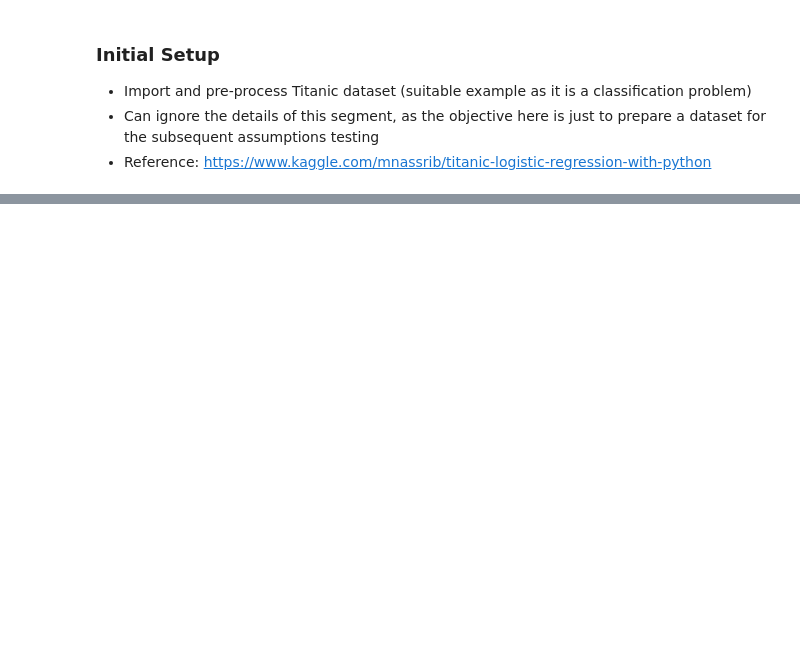
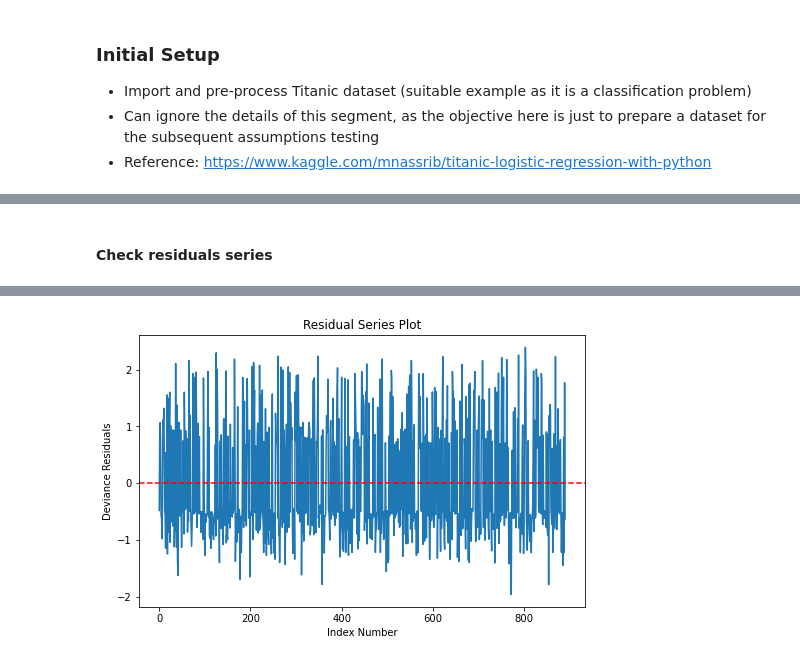
Before and after one commit to kennethleungty/Logistic-Regression-Assumptions, a Jupyter notebook: Logistic_Regression_Assumptions.ipynb, the cells around one changed output, grey strips where cells are left out. Cells and saved outputs as stored; diff of their text form; code cells hidden in the pictures; blank space fills up the shorter version.

```diff
--- a/Logistic_Regression_Assumptions.ipynb
+++ b/Logistic_Regression_Assumptions.ipynb
@@ -214,0 +396,5 @@ Name: Survived, dtype: int64
+# %%
+# Setup logistic regression model (using GLM method so that we can retrieve residuals)
+logit_model = GLM(y, X, family=families.Binomial())
+logit_results = logit_model.fit()
+print(logit_results.summary())
@@ -214,0 +419,12 @@ Name: Survived, dtype: int64
+# %% [markdown]
+#### Check residuals series
+# %%
+# Generate residual series plot
+fig = plt.figure(figsize=(8,5))
+ax = fig.add_subplot(111, title="Residual Series Plot",
+    xlabel="Index Number", ylabel="Deviance Residuals")
+
+# ax.plot(df_titanic_2.index.tolist(), stats.zscore(logit_results.resid_pearson))
+ax.plot(df_titanic.index.tolist(), stats.zscore(logit_results.resid_deviance))
+plt.axhline(y = 0, ls="--", color='red');
+# %% [output]
@@ -214,0 +434 @@ Name: Survived, dtype: int64
+[figure, added]
```
Also changed, not shown: parts of 75 cells of this notebook, 6 other files.
